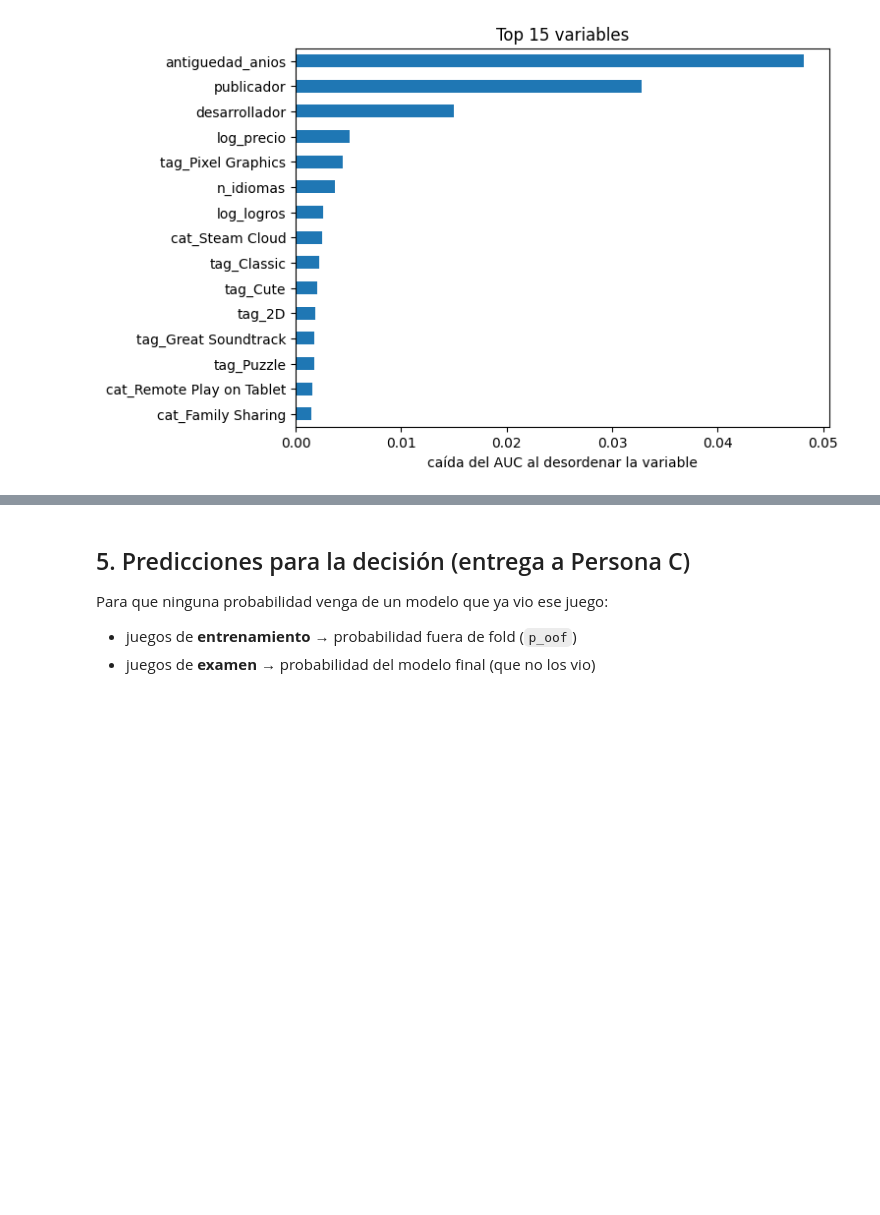
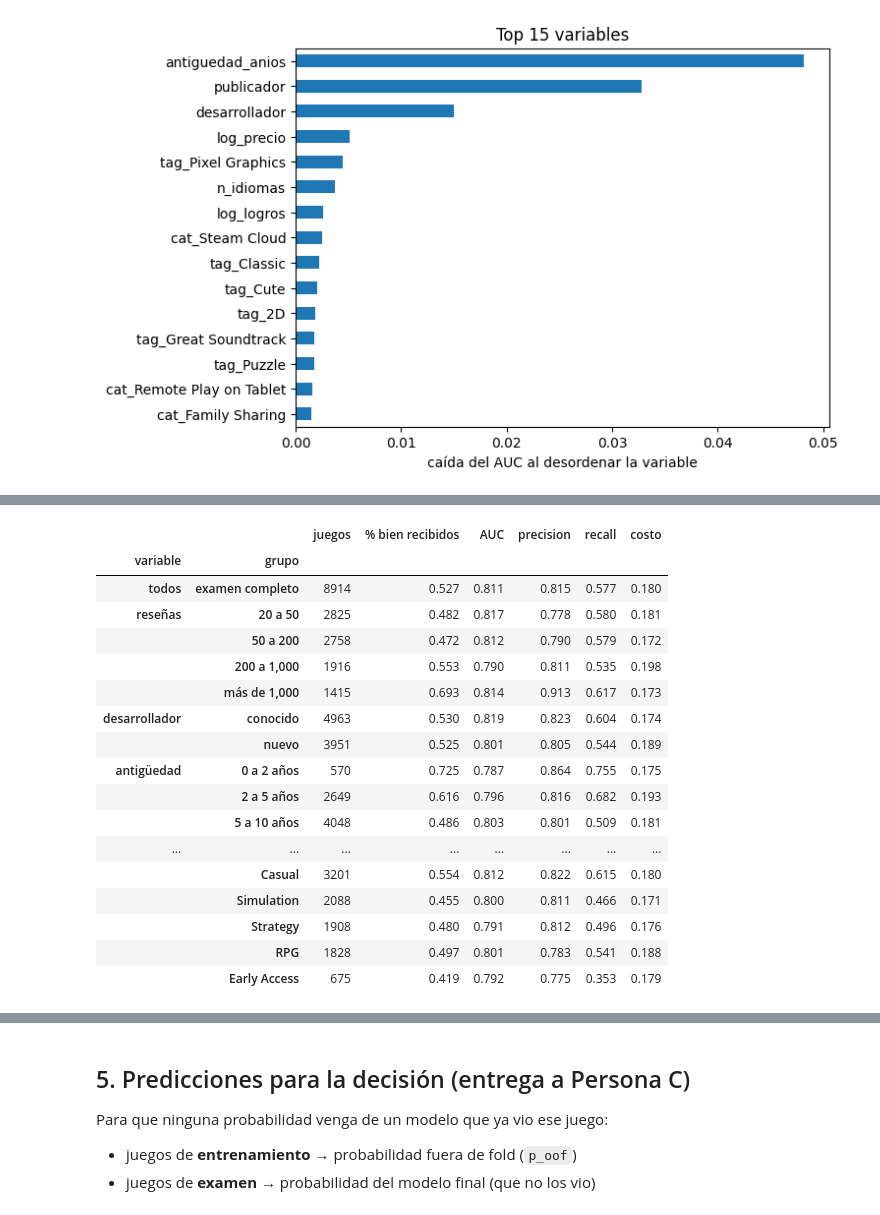
Before and after one commit to Nachopacca24/Data_science_final, a Jupyter notebook: notebooks/02_clasificacion.ipynb, the cells around one changed output, grey strips where cells are left out. Drawn from its saved outputs; the diff is of its cells as text; code cells hidden in the pictures; blank space fills up the shorter version.

```diff
--- a/notebooks/02_clasificacion.ipynb
+++ b/notebooks/02_clasificacion.ipynb
@@ -214,0 +224,53 @@ dtype: float64
+# %%
+ex = df.loc[X_te.index, ["nombre", "total_resenas", "antiguedad_anios", "precio_lista_usd",
+                         "generos", "desarrolladores", "pct_positivo"]].copy()
+ex["real"] = y_te.astype(bool).values
+ex["p"] = p_te
+ex["compra"] = p_te >= umbral
+
+devs_entrenamiento = set(df.loc[X_tr.index, "desarrolladores"].explode().dropna())
+ex["desarrollador"] = np.where(ex["desarrolladores"].apply(lambda ds: any(d in devs_entrenamiento for d in ds)),
+                               "conocido", "nuevo")
+ex["reseñas"] = pd.cut(ex["total_resenas"], [C.MIN_RESENAS - 1, 50, 200, 1000, np.inf],
+                       labels=["20 a 50", "50 a 200", "200 a 1,000", "más de 1,000"])
+ex["antigüedad"] = pd.cut(ex["antiguedad_anios"], C.CORTES_ANTIGUEDAD, labels=C.GRUPOS_ANTIGUEDAD,
+                          include_lowest=True)
+ex["precio"] = pd.cut(ex["precio_lista_usd"], [-0.01, 0, 5, 15, 30, np.inf],
+                      labels=["gratis", "hasta 5 USD", "5 a 15 USD", "15 a 30 USD", "más de 30 USD"])
+GENEROS = ["Indie", "Action", "Adventure", "Casual", "Simulation", "Strategy", "RPG", "Early Access"]
+
+
+def medir(variable, grupo, d):
+    return {"variable": variable, "grupo": grupo, "juegos": len(d), "% bien recibidos": d["real"].mean(),
+            "AUC": roc_auc_score(d["real"], d["p"]) if d["real"].nunique() == 2 else np.nan,
+            "precision": precision_score(d["real"], d["compra"], zero_division=0),
+            "recall": recall_score(d["real"], d["compra"], zero_division=0),
+            "costo": costo_promedio(d["real"].values, d["p"], umbral)}
+
+
+filas = [medir("todos", "examen completo", ex)]
+for col in ["reseñas", "desarrollador", "antigüedad", "precio"]:
+    filas += [medir(col, g, d) for g, d in ex.groupby(col, observed=True)]
+filas += [medir("género", g, ex[ex["generos"].apply(lambda gs, g=g: g in gs)]) for g in GENEROS]
+
+por_grupo = pd.DataFrame(filas).set_index(["variable", "grupo"])
+por_grupo.round(3)
+# %% [output]
+|  |  | juegos | % bien recibidos | AUC | precision | recall | costo |
+| variable | grupo |  |  |  |  |  |  |
+| todos | examen completo | 8914 | 0.527 | 0.811 | 0.815 | 0.577 | 0.180 |
+| reseñas | 20 a 50 | 2825 | 0.482 | 0.817 | 0.778 | 0.580 | 0.181 |
+|  | 50 a 200 | 2758 | 0.472 | 0.812 | 0.790 | 0.579 | 0.172 |
+|  | 200 a 1,000 | 1916 | 0.553 | 0.790 | 0.811 | 0.535 | 0.198 |
+|  | más de 1,000 | 1415 | 0.693 | 0.814 | 0.913 | 0.617 | 0.173 |
+| desarrollador | conocido | 4963 | 0.530 | 0.819 | 0.823 | 0.604 | 0.174 |
+|  | nuevo | 3951 | 0.525 | 0.801 | 0.805 | 0.544 | 0.189 |
+| antigüedad | 0 a 2 años | 570 | 0.725 | 0.787 | 0.864 | 0.755 | 0.175 |
+|  | 2 a 5 años | 2649 | 0.616 | 0.796 | 0.816 | 0.682 | 0.193 |
+|  | 5 a 10 años | 4048 | 0.486 | 0.803 | 0.801 | 0.509 | 0.181 |
+| ... | ... | ... | ... | ... | ... | ... | ... |
+|  | Casual | 3201 | 0.554 | 0.812 | 0.822 | 0.615 | 0.180 |
+|  | Simulation | 2088 | 0.455 | 0.800 | 0.811 | 0.466 | 0.171 |
+|  | Strategy | 1908 | 0.480 | 0.791 | 0.812 | 0.496 | 0.176 |
+|  | RPG | 1828 | 0.497 | 0.801 | 0.783 | 0.541 | 0.188 |
+|  | Early Access | 675 | 0.419 | 0.792 | 0.775 | 0.353 | 0.179 |
```
Also changed, not shown: parts of 5 cells of this notebook, 5 other files.
